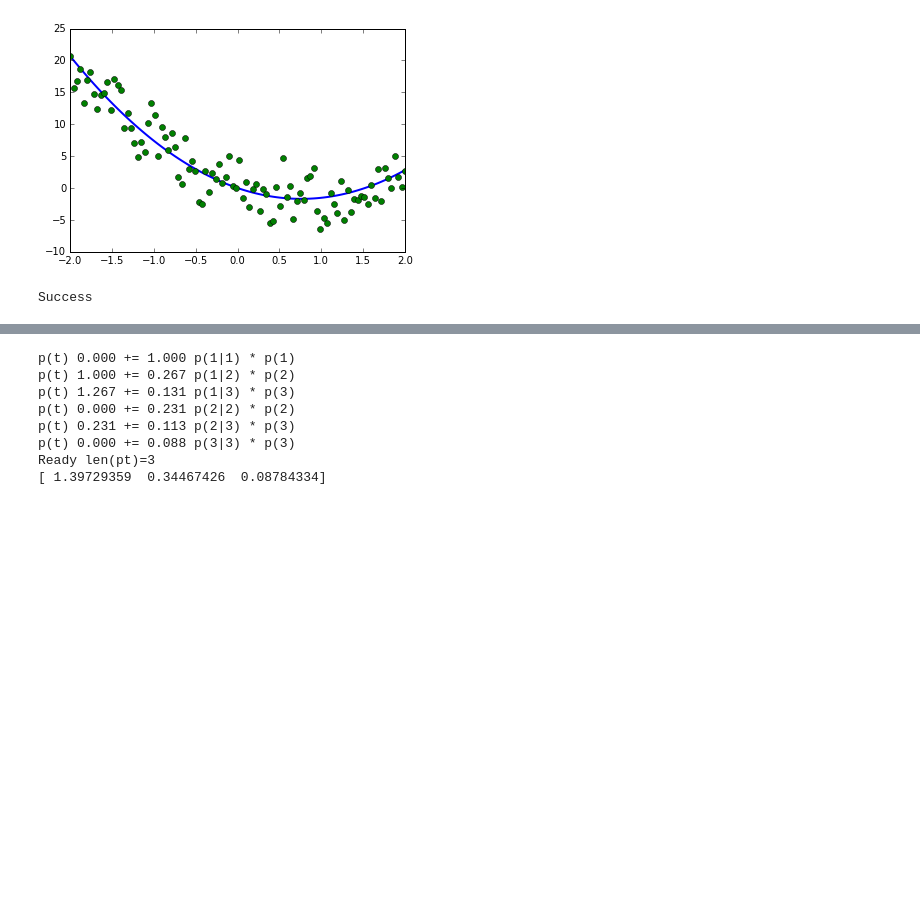
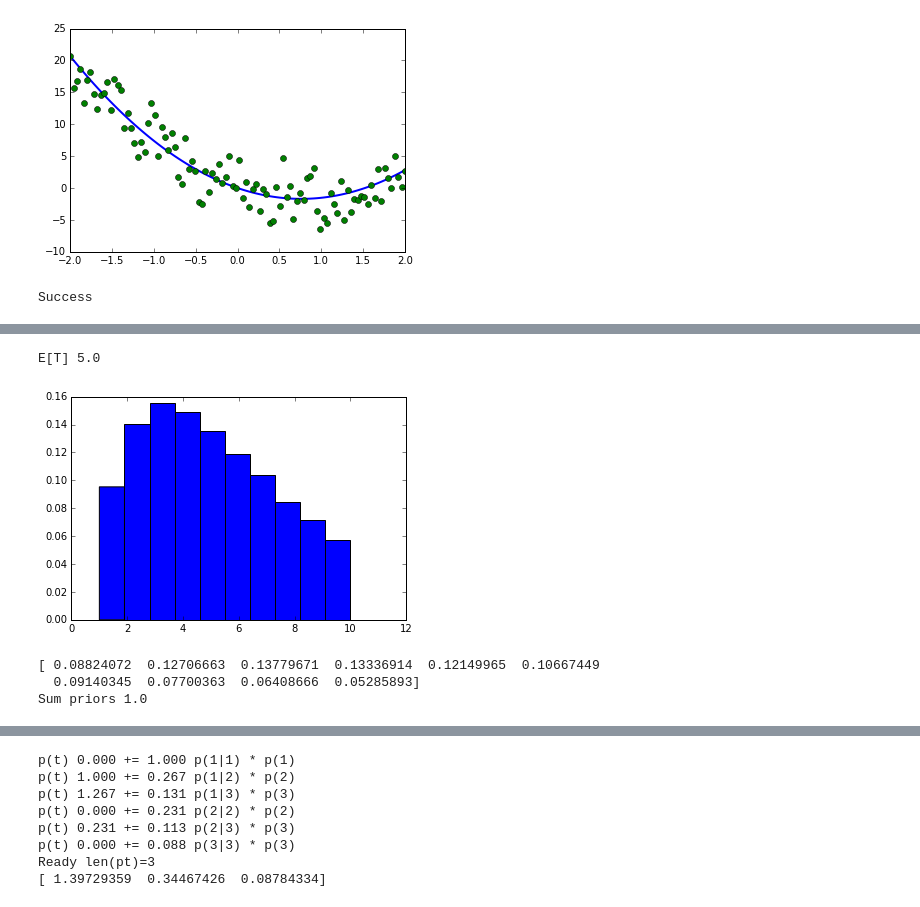
Before and after one commit to toologicbv/meta_learner, a Jupyter notebook: pytorch_expers.ipynb, the cells around one changed output, grey strips where cells are left out. Drawn from its saved outputs; the diff is of its cells as text; code cells hidden in the pictures; blank space fills up the shorter version.

```diff
--- a/pytorch_expers.ipynb
+++ b/pytorch_expers.ipynb
@@ -173,0 +171,17 @@ Nearest element (5, 0.59540935101342729)
+# %%
+T = 10
+pmfT = TimeStepsDist(T, 0.8) # 14/0.8
+print("E[T] {}".format(pmfT.mean))
+ts = pmfT.rvs(n=100000)
+plt.hist(ts, bins=T, normed=True)
+plt.show()
+# print(ts)
+priors = pmfT.pmfunc(np.arange(1, T+1), normalize=True)
+print(priors)
+print("Sum priors {:.2}".format(np.sum(priors)))
+# %% [output]
+E[T] 5.0
+[figure, added]
+[ 0.08824072  0.12706663  0.13779671  0.13336914  0.12149965  0.10667449
+  0.09140345  0.07700363  0.06408666  0.05285893]
+Sum priors 1.0
```
Also changed, not shown: parts of 6 cells of this notebook, 9 other files.
